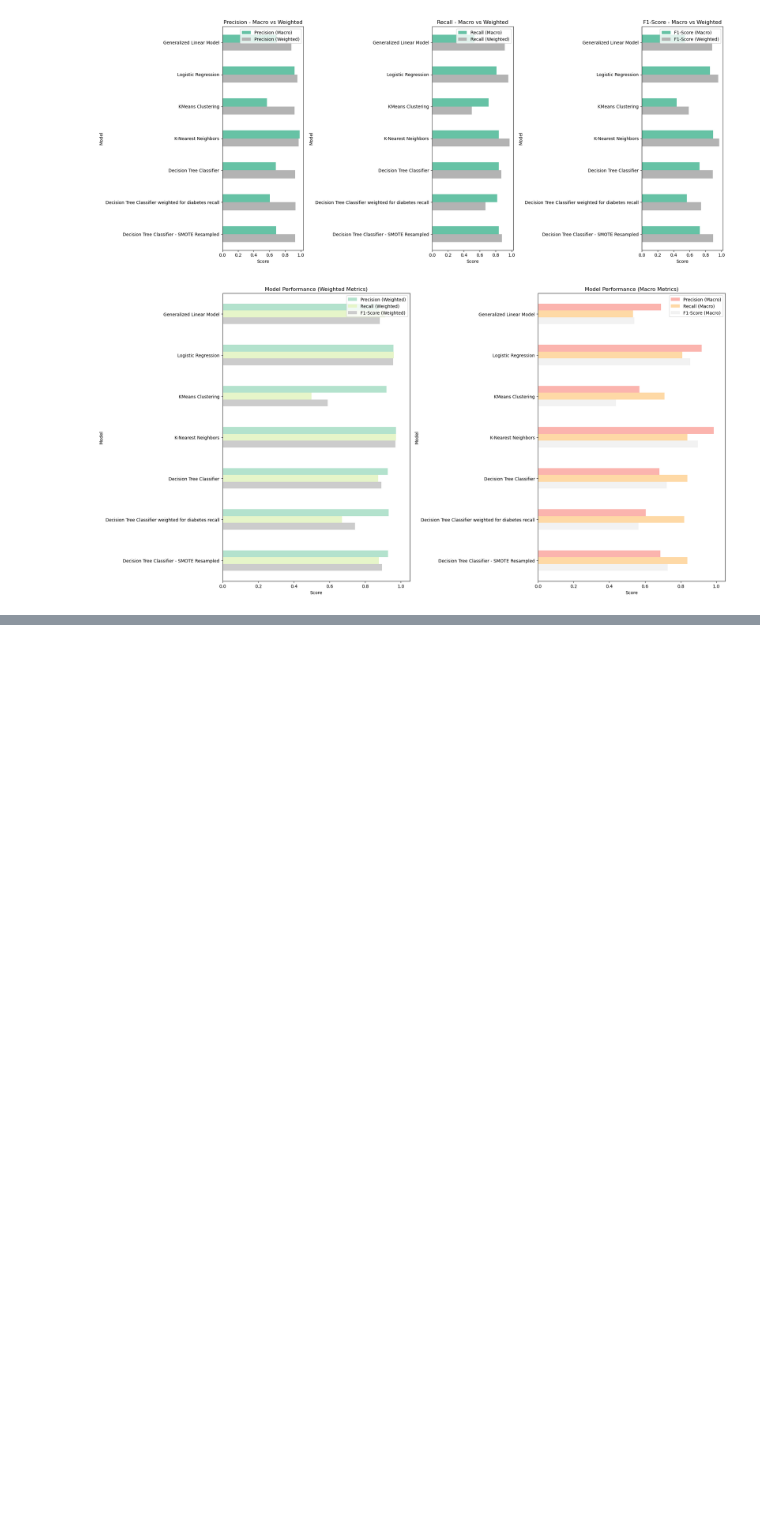
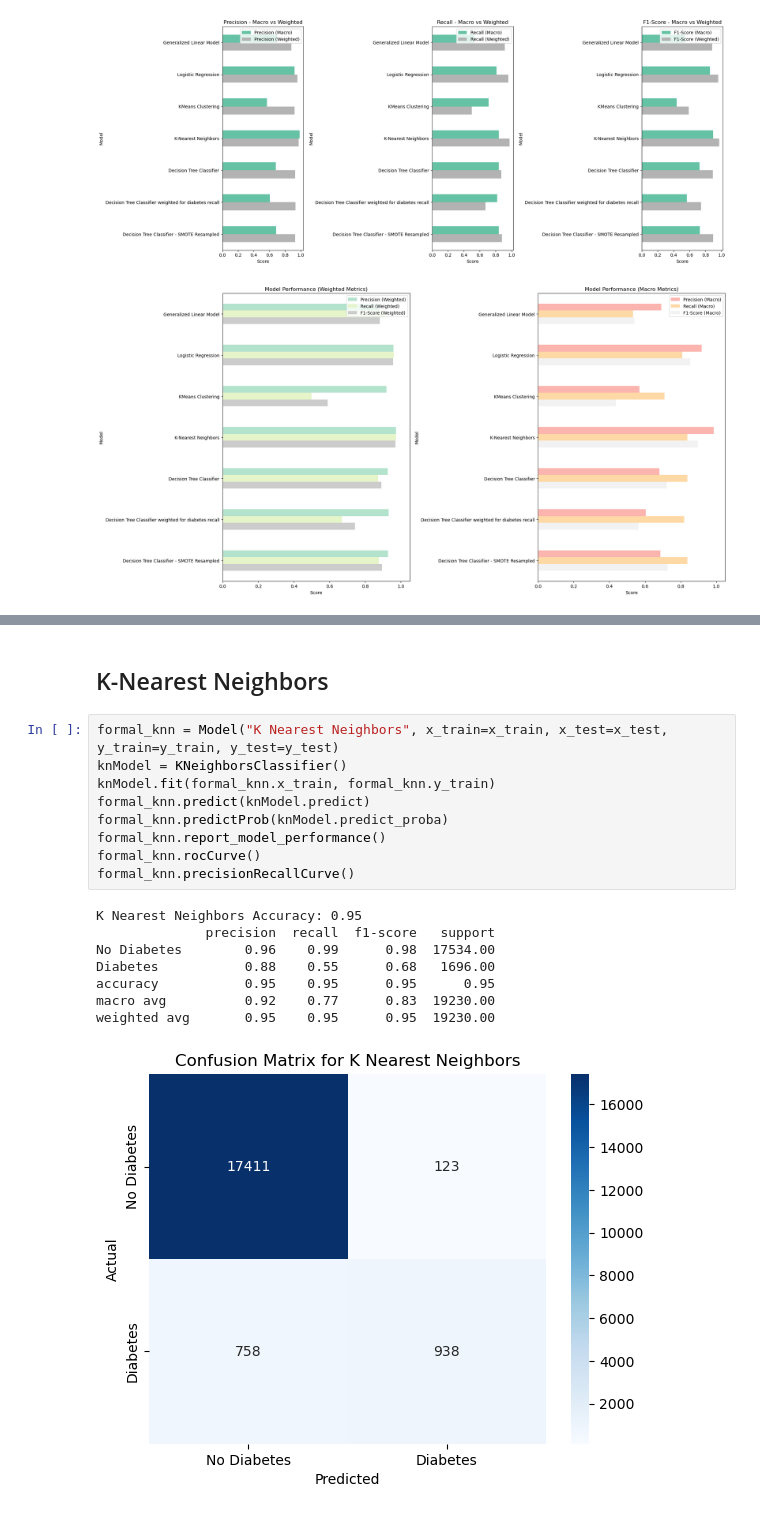
Before and after one commit to pwoosam/aai-500-diabetes-prediction, a Jupyter notebook: notebooks/ModelAnalysis.ipynb, the cells around one changed output, grey strips where cells are left out. Saved outputs shown, nothing was run; the diff lists cells and outputs as text; blank space fills up the shorter version.

```diff
--- a/notebooks/ModelAnalysis.ipynb
+++ b/notebooks/ModelAnalysis.ipynb
@@ -537,0 +695,20 @@ ma.overAllMetricsPlot()
+# %% [markdown]
+## K-Nearest Neighbors
+# %%
+formal_knn = Model("K Nearest Neighbors", x_train=x_train, x_test=x_test, y_train=y_train, y_test=y_test)
+knModel = KNeighborsClassifier()
+knModel.fit(formal_knn.x_train, formal_knn.y_train)
+formal_knn.predict(knModel.predict)
+formal_knn.predictProb(knModel.predict_proba)
+formal_knn.report_model_performance()
+formal_knn.rocCurve()
+formal_knn.precisionRecallCurve()
+# %% [output]
+K Nearest Neighbors Accuracy: 0.95
+              precision  recall  f1-score   support
+No Diabetes        0.96    0.99      0.98  17534.00
+Diabetes           0.88    0.55      0.68   1696.00
+accuracy           0.95    0.95      0.95      0.95
+macro avg          0.92    0.77      0.83  19230.00
+weighted avg       0.95    0.95      0.95  19230.00
+[figure, added]
```
Also changed, not shown: parts of 27 cells of this notebook.
